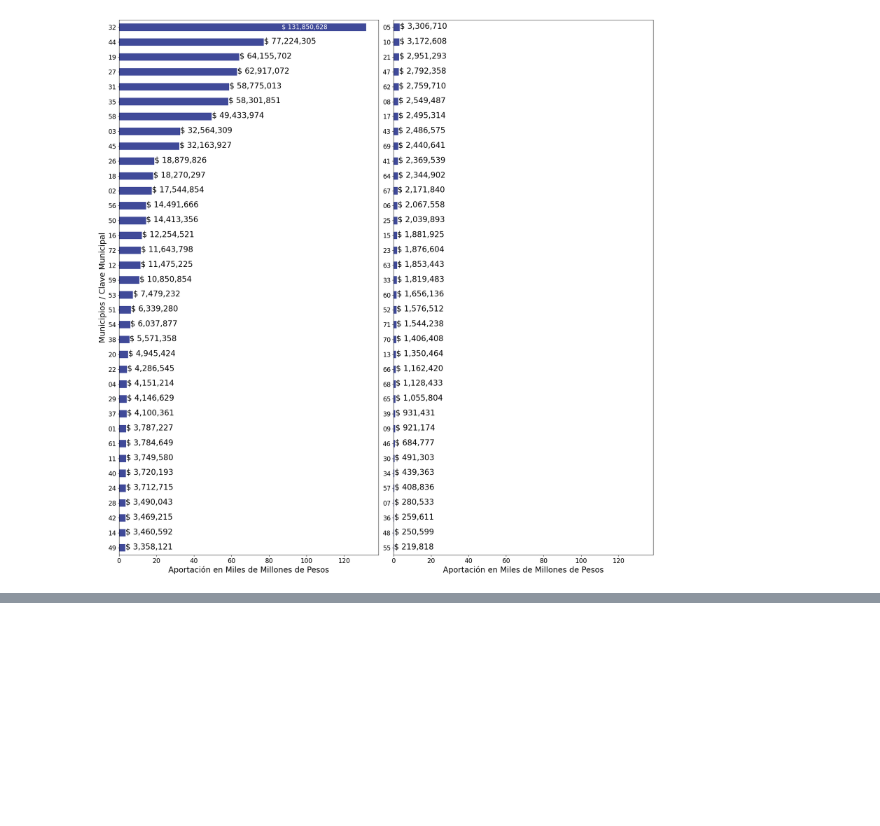
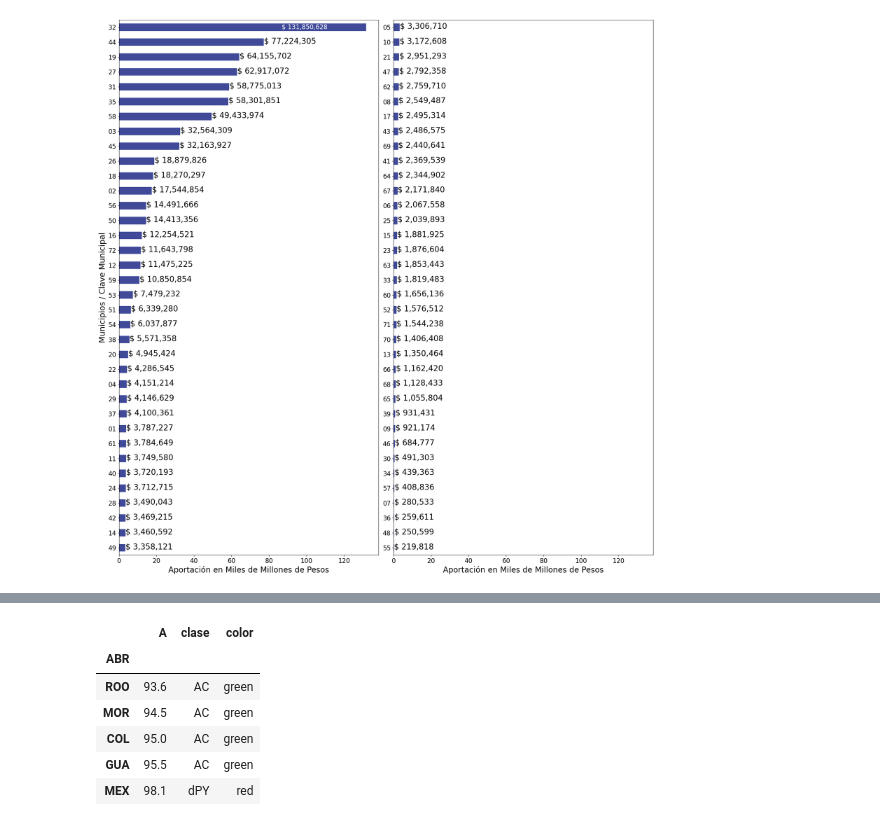
Before and after one commit to Dust1920/SIM26, a Jupyter notebook: transform/articulo_revista.ipynb, the cells around one changed output, grey strips where cells are left out. Cells and saved outputs as stored; diff of their text form; code cells hidden in the pictures; blank space fills up the shorter version.

```diff
--- a/transform/articulo_revista.ipynb
+++ b/transform/articulo_revista.ipynb
@@ -628,21 +649,30 @@ tabla_s.head()
 # %%
 tabla_pos1 = pd.DataFrame(index = tabla_vp2.index, columns=['A','clase','color'])
 tabla_neg1 = pd.DataFrame(index = tabla_vp2.index, columns=['A','clase','color'])
 tabla_pos2 = pd.DataFrame(index = tabla_vp.index, columns = ['A','clase','color'])
 tabla_neg2 = pd.DataFrame(index = tabla_vp.index, columns = ['A','clase','color'])
 
 for estado in tabla_vp2.index:
     if tabla_vp2.loc[estado,'dPY'] >= 0:
         tabla_pos1.loc[estado,:] = [tabla_vp2.loc[estado, 'AC'], 'AC','green']
         tabla_neg1.loc[estado,:] = [tabla_vp2.loc[estado, 'PY'], 'dPY','red']
     else:
         tabla_pos1.loc[estado,:] = [tabla_vp2.loc[estado, 'PY'], 'dPY','red']
         tabla_neg1.loc[estado,:] = [tabla_vp2.loc[estado, 'AC'], 'AC','green']
 for estado in tabla_vp.index:
     if tabla_vp.loc[estado,'dPY'] >= 0:
         tabla_pos2.loc[estado,:] = [tabla_vp.loc[estado, 'AC'], 'AC','green']
         tabla_neg2.loc[estado,:] = [tabla_vp.loc[estado, 'PY'], 'dPY','red']
     else:
         tabla_pos2.loc[estado,:] = [tabla_vp.loc[estado, 'PY'], 'dPY','red']
         tabla_neg2.loc[estado,:] = [tabla_vp.loc[estado, 'AC'], 'AC','green']
+tabla_pos1.head()
+# %% [output]
+|  | A | clase | color |
+| ABR |  |  |  |
+| ROO | 93.6 | AC | green |
+| MOR | 94.5 | AC | green |
+| COL | 95.0 | AC | green |
+| GUA | 95.5 | AC | green |
+| MEX | 98.1 | dPY | red |
 # %%
```
Also changed, not shown: parts of 6 cells of this notebook.
